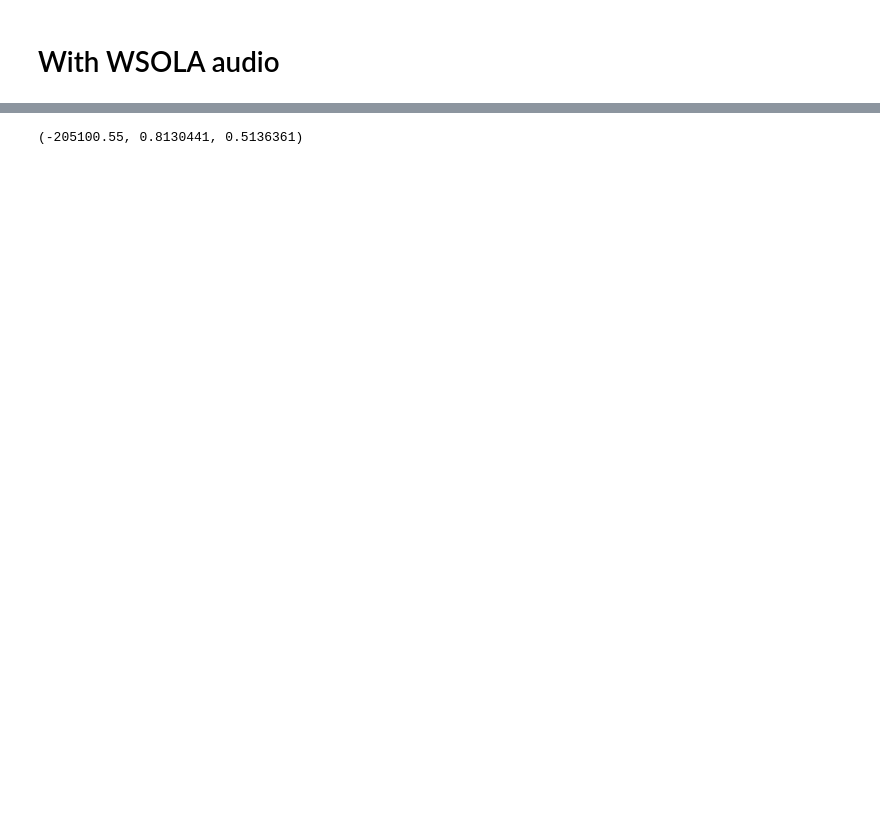
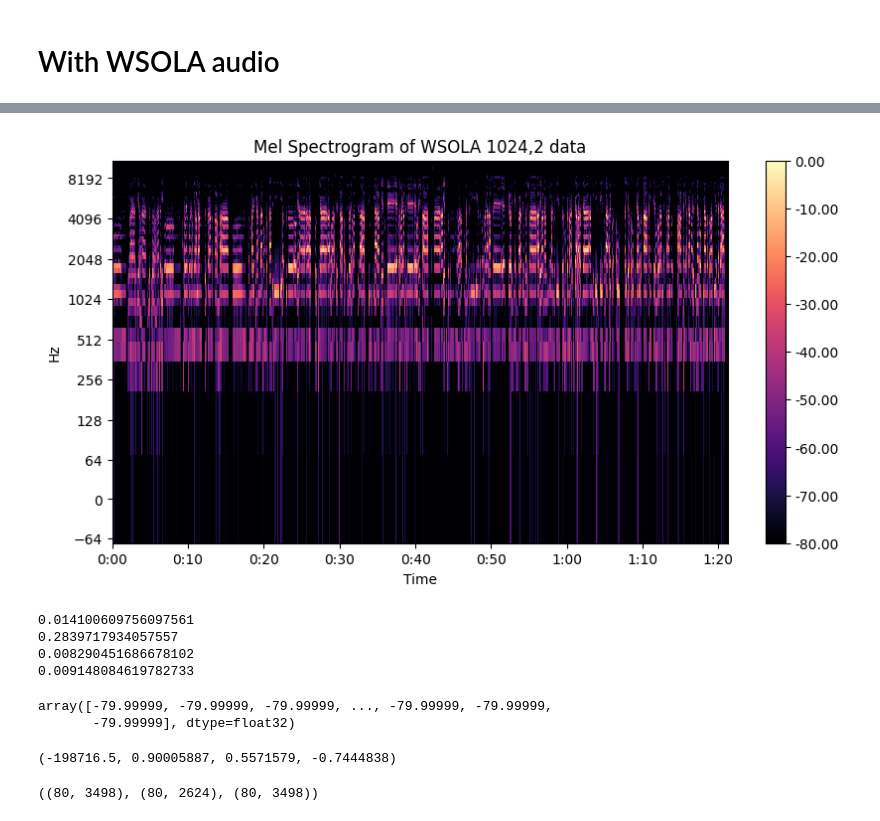
Before and after one commit to somewhereovertherainbo/audio_processing, a Jupyter notebook: audio_expt.ipynb, the cells around one changed output, grey strips where cells are left out. Saved outputs shown, nothing was run; the diff lists cells and outputs as text; code cells hidden in the pictures; blank space fills up the shorter version.

```diff
--- a/audio_expt.ipynb
+++ b/audio_expt.ipynb
@@ -145,3 +145,22 @@ plt.show()
+# %%
+y_wsola_10242, sr_wsola_10242 = librosa.load('/content/00_wsola_change_10242.wav')
+
+S_wsola_10242 = librosa.feature.melspectrogram(y=y_wsola_10242,
+                                  sr=sr_wsola,
+                                  n_mels =  80)
+S_wsola_db_mel_10242 = librosa.amplitude_to_db(S_wsola_10242, ref = np.max)
+S_wsola_db_mel_10242.shape
+
+fig,ax =plt.subplots(figsize = (10,5))
+img = librosa.display.specshow(S_wsola_db_mel_10242,
+                               x_axis = 'time',
+                               y_axis = 'log',
+                               ax= ax)
+ax.set_title('Mel Spectrogram of WSOLA 1024,2 data')
+fig.colorbar(img, ax=ax, format = f'%0.2f')
+plt.show()
+# %% [output]
+[figure, added]
 # %%
 ss_rs = np.sum(S_rs_db_mel, axis = 1)
 ss_wsola = np.sum(S_wsola_db_mel, axis = 1)
@@ -150,4 +170,27 @@ ss_wsola_512 = np.sum(S_wsola_db_mel_512, axis = 1)
+# %%
+count = len([x for x in S_db_mel[0] if np.round(x) != -80])
+print(count/len(S_db_mel[0]))
+count = len([x for x in S_rs_db_mel[0] if np.round(x) != -80])
+print(count/len(S_rs_db_mel[0]))
+count = len([x for x in S_wsola_db_mel[0] if np.round(x) != -80])
+print(count/len(S_wsola_db_mel[0]))
+count = len([x for x in S_wsola_db_mel_512[0] if np.round(x) != -80])
+print(count/len(S_wsola_db_mel_512[0]))
+# %% [output]
+0.014100609756097561
+0.2839717934057557
+0.008290451686678102
+0.009148084619782733
+# %%
+S_wsola_db_mel[0]
+# %% [output]
+array([-79.99999, -79.99999, -79.99999, ..., -79.99999, -79.99999,
+       -79.99999], dtype=float32)
 # %%
-np.average(ss_rs - ss_raw), np.average(ss_raw/S_db_mel.shape[1] - ss_wsola/S_wsola_db_mel.shape[1]), np.average(ss_raw/S_db_mel.shape[1] - ss_wsola_512/S_wsola_db_mel_512.shape[1])
+np.average(ss_rs - ss_raw), np.average(ss_raw/S_db_mel.shape[1] - ss_wsola/S_wsola_db_mel.shape[1]), np.average(ss_raw/S_db_mel.shape[1] - ss_wsola_512/S_wsola_db_mel_512.shape[1]), np.average(ss_raw/S_db_mel.shape[1] - ss_wsola_10242/S_wsola_db_mel_10242.shape[1])
 # %% [output]
-(-205100.55, 0.8130441, 0.5136361)
+(-198716.5, 0.90005887, 0.5571579, -0.7444838)
+# %%
+S_wsola_db_mel.shape, S_db_mel.shape, S_wsola_db_mel_512.shape
+# %% [output]
+((80, 3498), (80, 2624), (80, 3498))
```
Also changed, not shown: parts of 12 cells of this notebook.
